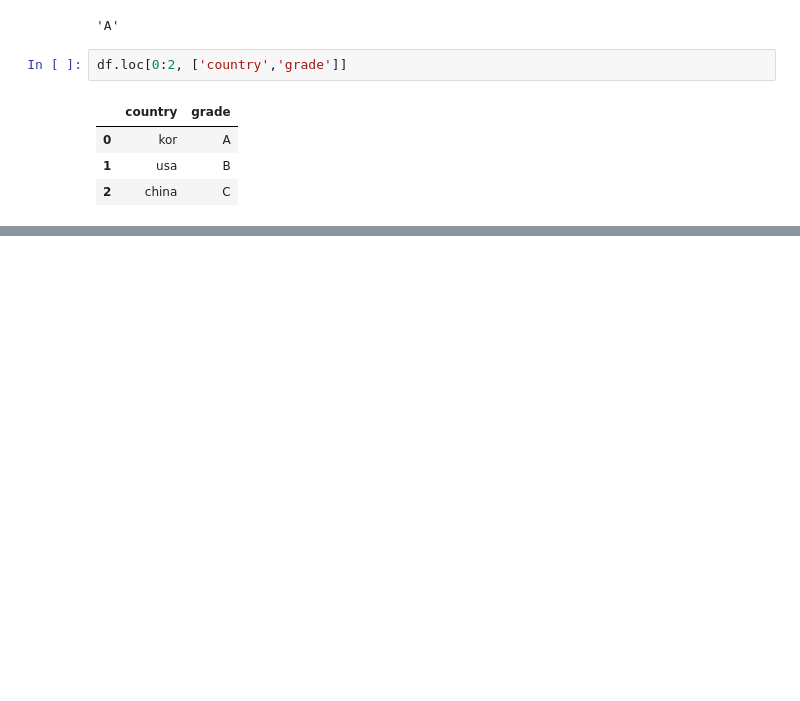
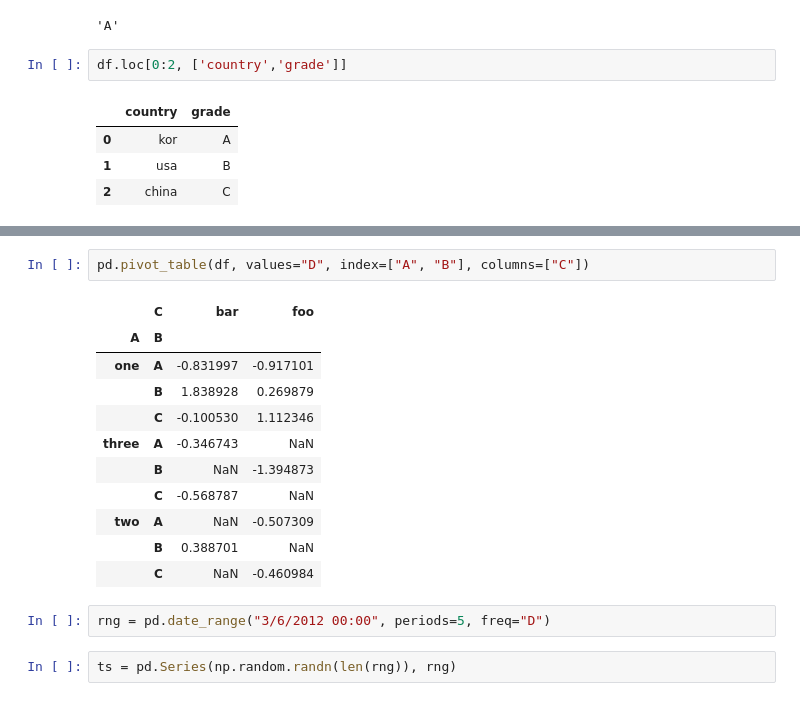
Before and after one commit to anavjeong/Python_tutorial-, a Jupyter notebook: data_crawling/main/Learn_pandas.ipynb, the cells around one changed output, grey strips where cells are left out. Cells and saved outputs as stored; diff of their text form; blank space fills up the shorter version.

```diff
--- a/data_crawling/main/Learn_pandas.ipynb
+++ b/data_crawling/main/Learn_pandas.ipynb
@@ -140,0 +431,18 @@ TypeError: Cannot perform 'ror_' with a dtyped [bool] array and scalar of type [
+# %%
+pd.pivot_table(df, values="D", index=["A", "B"], columns=["C"])
+# %% [output]
+|  | C | bar | foo |
+| A | B |  |  |
+| one | A | -0.831997 | -0.917101 |
+|  | B | 1.838928 | 0.269879 |
+|  | C | -0.100530 | 1.112346 |
+| three | A | -0.346743 | NaN |
+|  | B | NaN | -1.394873 |
+|  | C | -0.568787 | NaN |
+| two | A | NaN | -0.507309 |
+|  | B | 0.388701 | NaN |
+|  | C | NaN | -0.460984 |
+# %%
+rng = pd.date_range("3/6/2012 00:00", periods=5, freq="D")
+# %%
+ts = pd.Series(np.random.randn(len(rng)), rng)
```
Also changed, not shown: parts of 43 cells of this notebook, 3 other files.
